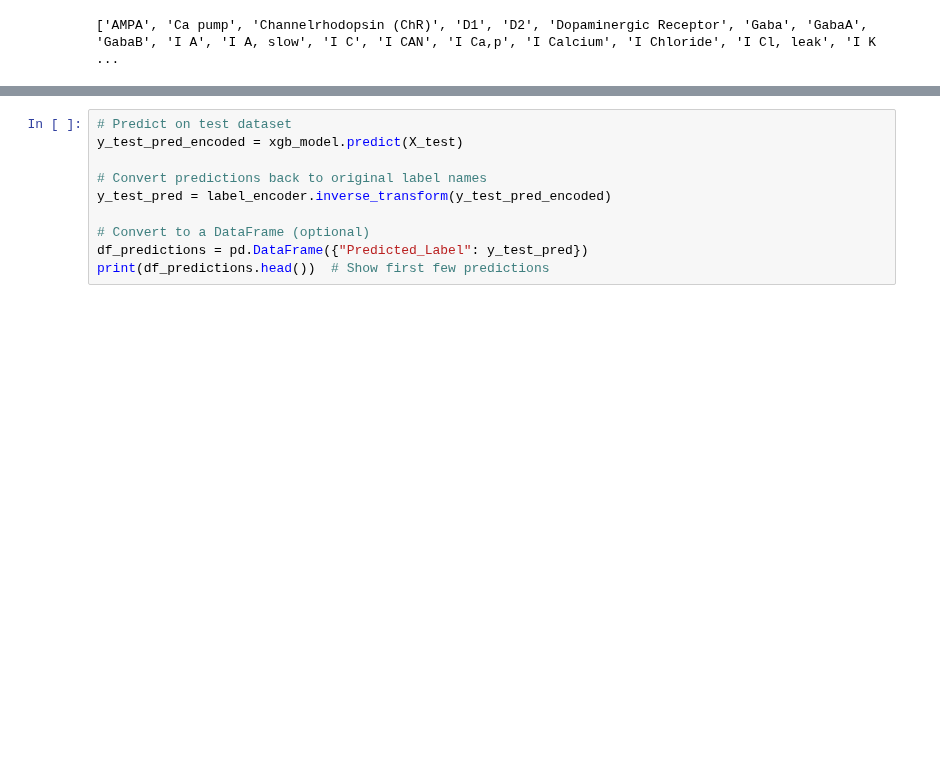
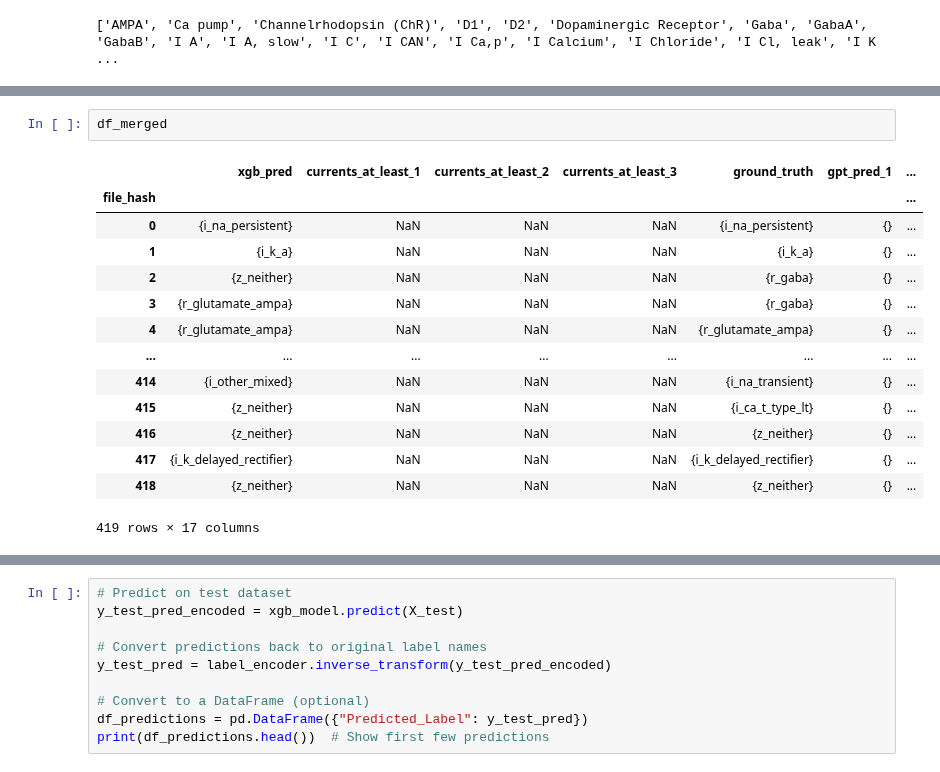
Before and after one commit to innacohen/mod-annotation, a Jupyter notebook: code/pipeline.ipynb, the cells around one changed output, grey strips where cells are left out. Drawn from its saved outputs; the diff is of its cells as text; blank space fills up the shorter version.

```diff
--- a/code/pipeline.ipynb
+++ b/code/pipeline.ipynb
@@ -1067,0 +1037,17 @@ ValueError: Length of values (20) does not match length of index (407)
+# %%
+df_merged
+# %% [output]
+|  | xgb_pred | currents_at_least_1 | currents_at_least_2 | currents_at_least_3 | ground_truth | gpt_pred_1 | ... |
+| file_hash |  |  |  |  |  |  | ... |
+| 0 | {i_na_persistent} | NaN | NaN | NaN | {i_na_persistent} | {} | ... |
+| 1 | {i_k_a} | NaN | NaN | NaN | {i_k_a} | {} | ... |
+| 2 | {z_neither} | NaN | NaN | NaN | {r_gaba} | {} | ... |
+| 3 | {r_glutamate_ampa} | NaN | NaN | NaN | {r_gaba} | {} | ... |
+| 4 | {r_glutamate_ampa} | NaN | NaN | NaN | {r_glutamate_ampa} | {} | ... |
+| ... | ... | ... | ... | ... | ... | ... | ... |
+| 414 | {i_other_mixed} | NaN | NaN | NaN | {i_na_transient} | {} | ... |
+| 415 | {z_neither} | NaN | NaN | NaN | {i_ca_t_type_lt} | {} | ... |
+| 416 | {z_neither} | NaN | NaN | NaN | {z_neither} | {} | ... |
+| 417 | {i_k_delayed_rectifier} | NaN | NaN | NaN | {i_k_delayed_rectifier} | {} | ... |
+| 418 | {z_neither} | NaN | NaN | NaN | {z_neither} | {} | ... |
+419 rows × 17 columns
```
Also changed, not shown: parts of 14 cells of this notebook.
